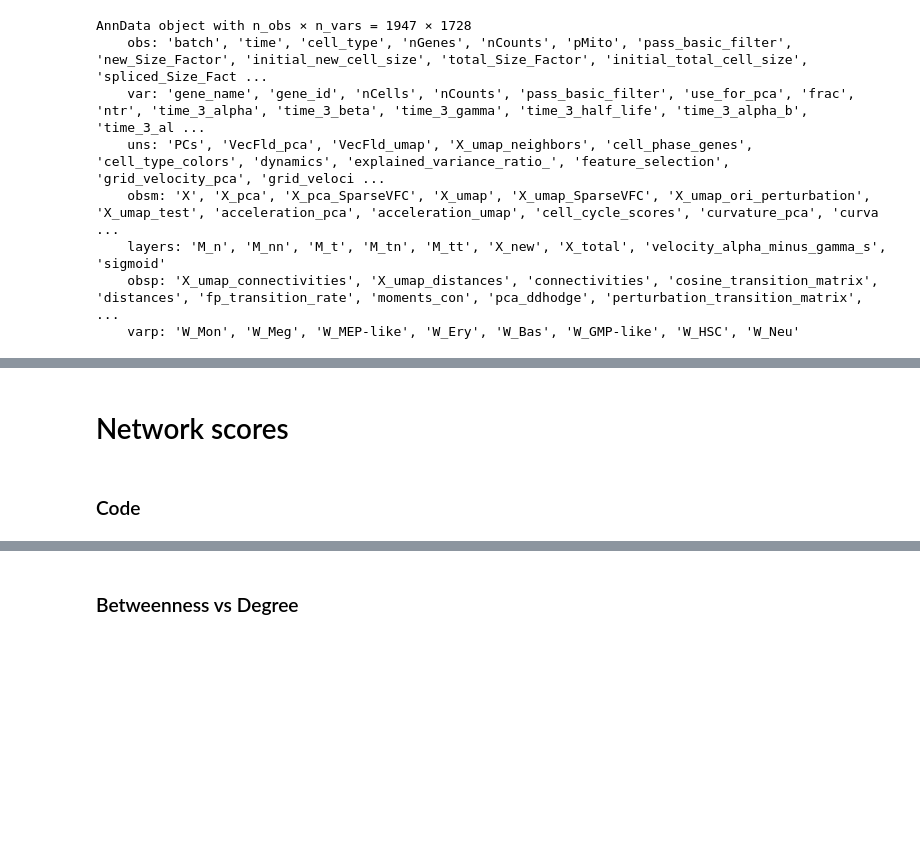
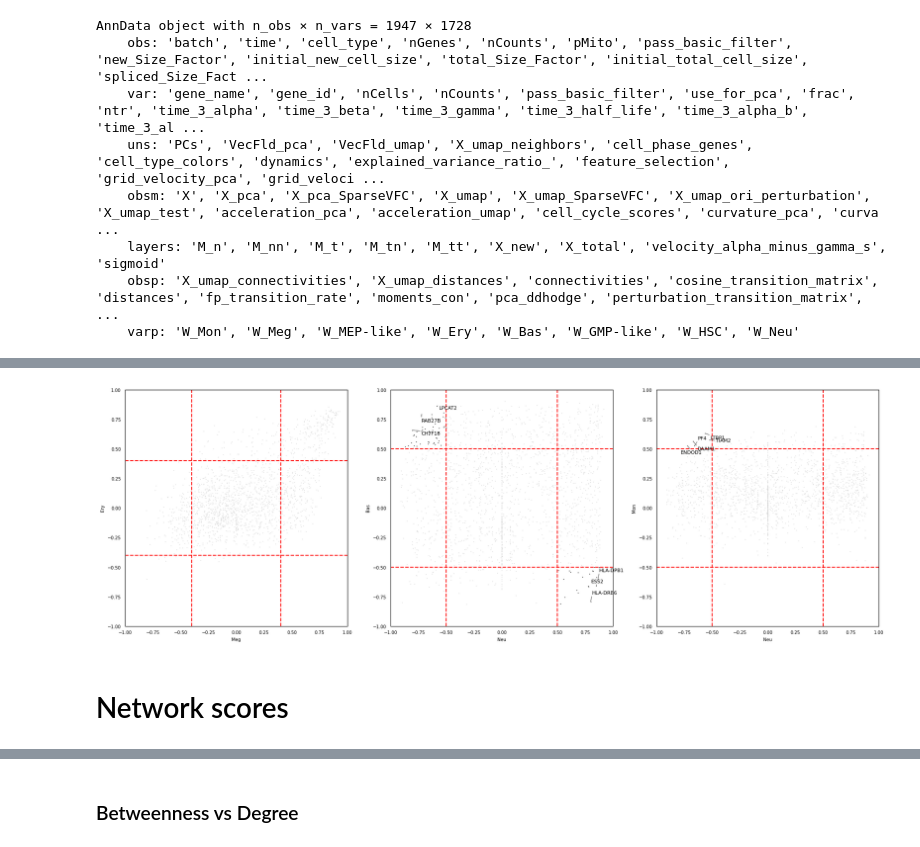
Before and after one commit to Bernaljp/scHopfield, a Jupyter notebook: hematopoiesis_analysis_sch.ipynb, the cells around one changed output, grey strips where cells are left out. Drawn from its saved outputs; the diff is of its cells as text; code cells hidden in the pictures; blank space fills up the shorter version.

```diff
--- a/hematopoiesis_analysis_sch.ipynb
+++ b/hematopoiesis_analysis_sch.ipynb
@@ -521,15 +547,13 @@ plt.show()
 # %%
-fig,ax = plt.subplots(1,3,figsize=(18,6),tight_layout=True)
-if name.lower() in ['endocrinogenesis', 'endocrinogenesis_preprocessed']:
-    ls.plot_gene_correlation_scatter('Ngn3 high EP', 'Pre-endocrine', energy='total', annotate=6, ax=ax[0])
-    ls.plot_gene_correlation_scatter('Alpha', 'Delta', energy='total', annotate=6, ax=ax[1])
-    ls.plot_gene_correlation_scatter('Ngn3 high EP', 'Pre-endocrine', energy='total', annotate=6, ax=ax[2])
-else:
-    ls.plot_gene_correlation_scatter('Meg', 'Ery', energy='total', annotate=6, ax=ax[0], clus1_low=-0.4, clus1_high=0.4, clus2_low=-0.4, clus2_high=0.4)
-    ls.plot_gene_correlation_scatter('Neu', 'Bas', energy='total', annotate=6, ax=ax[1])
-    ls.plot_gene_correlation_scatter('Neu', 'Mon', energy='total', annotate=6, ax=ax[2])
+fig, ax = plt.subplots(1, 3, figsize=(18, 6), tight_layout=True)
+
+sch.pl.plot_gene_correlation_scatter(adata, 'Meg', 'Ery', cluster_key=CLUSTER_KEY, energy='total', annotate=6, ax=ax[0], clus1_low=-0.4, clus1_high=0.4,
+clus2_low=-0.4, clus2_high=0.4)
+sch.pl.plot_gene_correlation_scatter(adata, 'Neu', 'Bas', cluster_key=CLUSTER_KEY, energy='total', annotate=6, ax=ax[1])
+sch.pl.plot_gene_correlation_scatter(adata, 'Neu', 'Mon', cluster_key=CLUSTER_KEY, energy='total', annotate=6, ax=ax[2])
+
 plt.show()
+# %% [output]
+[figure, added]
 # %% [markdown]
 # Network scores
-# %% [markdown]
-### Code
```
Also changed, not shown: parts of 29 cells of this notebook, 4 other files.
